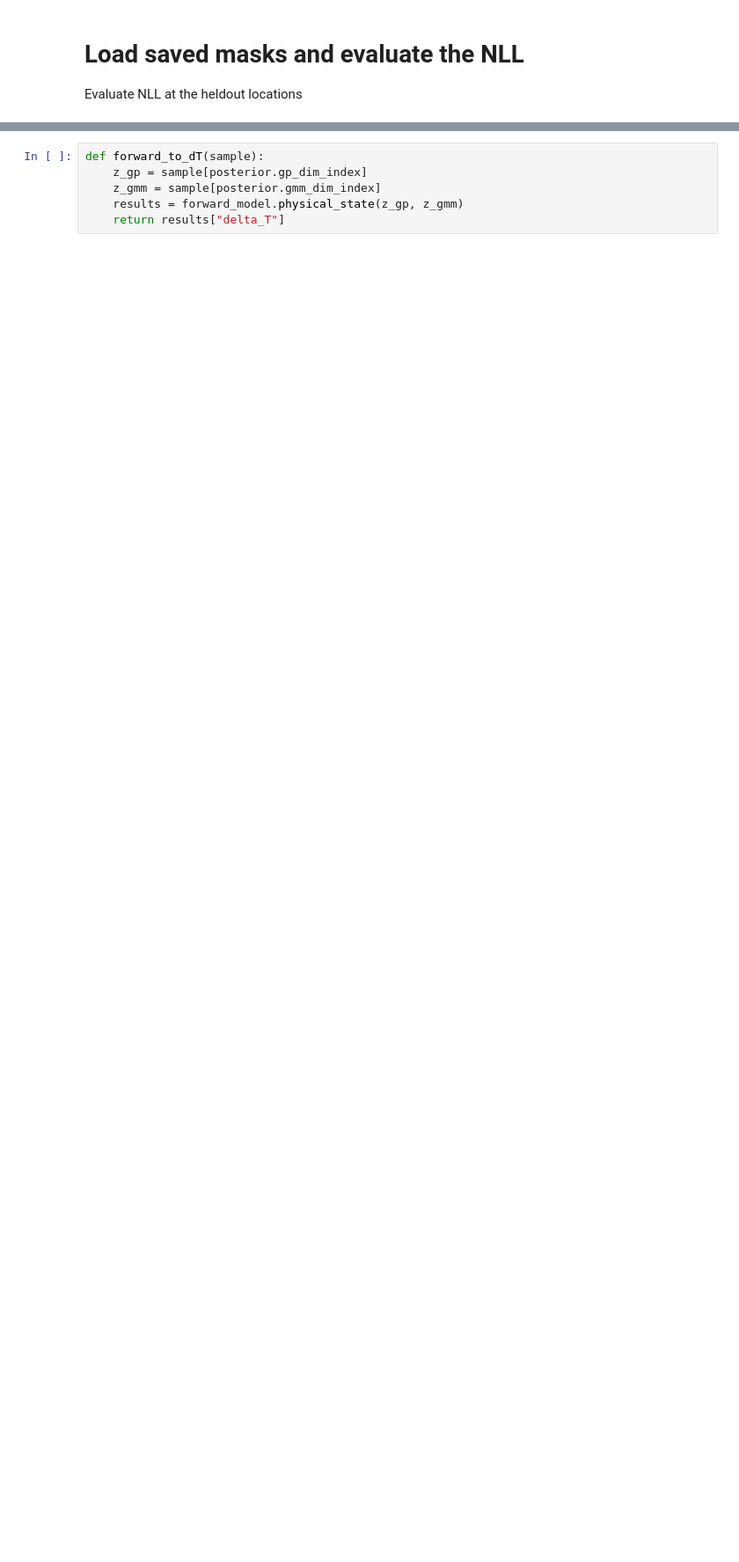
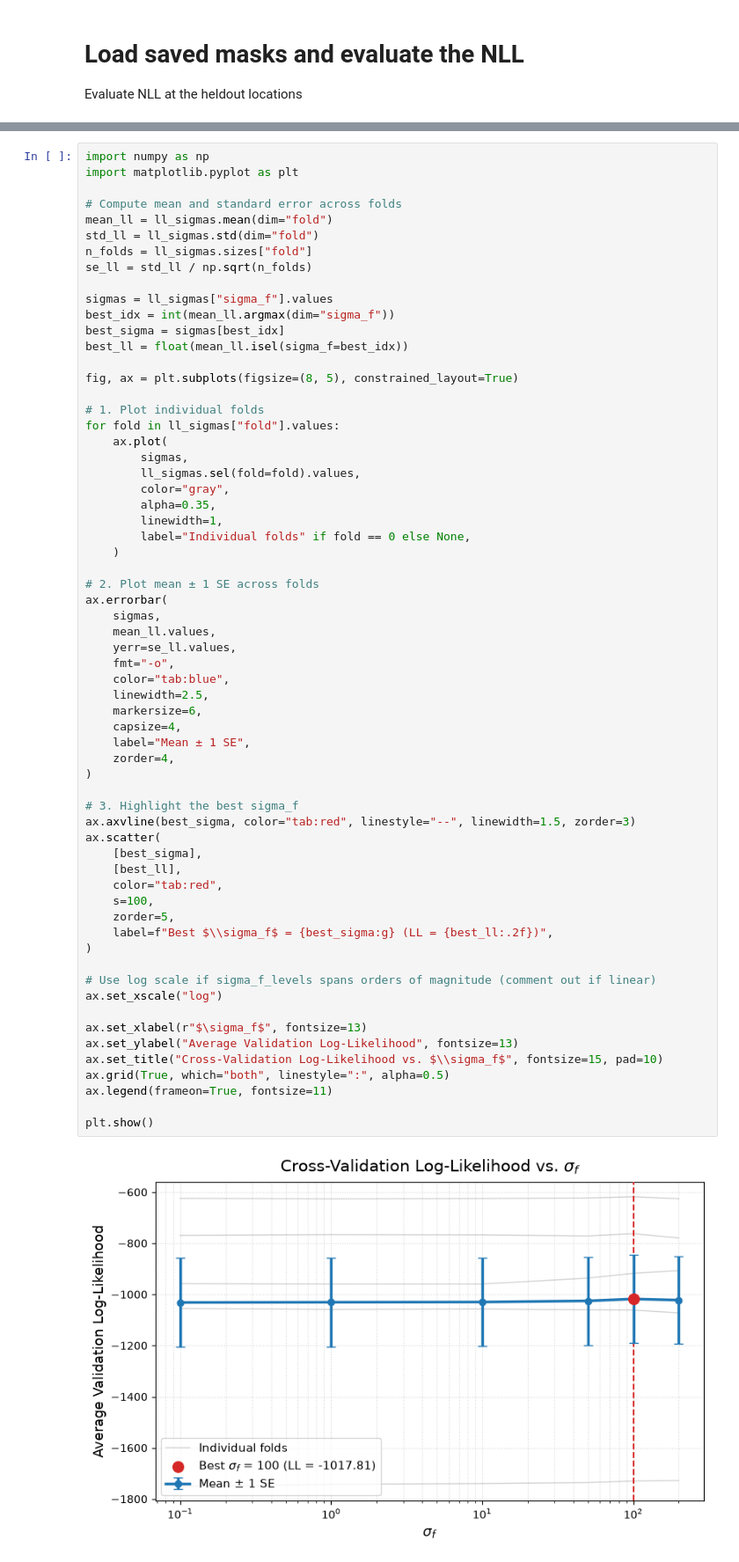
Before and after one commit to alastairyang/petermann-inference, a Jupyter notebook: notebooks/spatialCV.ipynb, the cells around one changed output, grey strips where cells are left out. Shown at 88% size. Drawn from its saved outputs; the diff is of its cells as text; blank space fills up the shorter version.

Commit message:
cross validation run and plot done!

```diff
--- a/notebooks/spatialCV.ipynb
+++ b/notebooks/spatialCV.ipynb
@@ -652,6 +665,65 @@ KeyboardInterrupt:
 # %%
-def forward_to_dT(sample):
-    z_gp = sample[posterior.gp_dim_index]
-    z_gmm = sample[posterior.gmm_dim_index]
-    results = forward_model.physical_state(z_gp, z_gmm)
-    return results["delta_T"]
+import numpy as np
+import matplotlib.pyplot as plt
+
+# Compute mean and standard error across folds
+mean_ll = ll_sigmas.mean(dim="fold")
+std_ll = ll_sigmas.std(dim="fold")
+n_folds = ll_sigmas.sizes["fold"]
+se_ll = std_ll / np.sqrt(n_folds)
+
+sigmas = ll_sigmas["sigma_f"].values
+best_idx = int(mean_ll.argmax(dim="sigma_f"))
+best_sigma = sigmas[best_idx]
+best_ll = float(mean_ll.isel(sigma_f=best_idx))
+
+fig, ax = plt.subplots(figsize=(8, 5), constrained_layout=True)
+
+# 1. Plot individual folds
+for fold in ll_sigmas["fold"].values:
+    ax.plot(
+        sigmas,
+        ll_sigmas.sel(fold=fold).values,
+        color="gray",
+        alpha=0.35,
+        linewidth=1,
+        label="Individual folds" if fold == 0 else None,
+    )
+
+# 2. Plot mean ± 1 SE across folds
+ax.errorbar(
+    sigmas,
+    mean_ll.values,
+    yerr=se_ll.values,
+    fmt="-o",
+    color="tab:blue",
+    linewidth=2.5,
+    markersize=6,
+    capsize=4,
+    label="Mean ± 1 SE",
+    zorder=4,
+)
+
+# 3. Highlight the best sigma_f
+ax.axvline(best_sigma, color="tab:red", linestyle="--", linewidth=1.5, zorder=3)
+ax.scatter(
+    [best_sigma],
+    [best_ll],
+    color="tab:red",
+    s=100,
+    zorder=5,
+    label=f"Best $\\sigma_f$ = {best_sigma:g} (LL = {best_ll:.2f})",
+)
+
+# Use log scale if sigma_f_levels spans orders of magnitude (comment out if linear)
+ax.set_xscale("log")
+
+ax.set_xlabel(r"$\sigma_f$", fontsize=13)
+ax.set_ylabel("Average Validation Log-Likelihood", fontsize=13)
+ax.set_title("Cross-Validation Log-Likelihood vs. $\\sigma_f$", fontsize=15, pad=10)
+ax.grid(True, which="both", linestyle=":", alpha=0.5)
+ax.legend(frameon=True, fontsize=11)
+
+plt.show()
+# %% [output]
+[figure, added]
```
Also changed, not shown: parts of 5 cells of this notebook, 1 other file.
